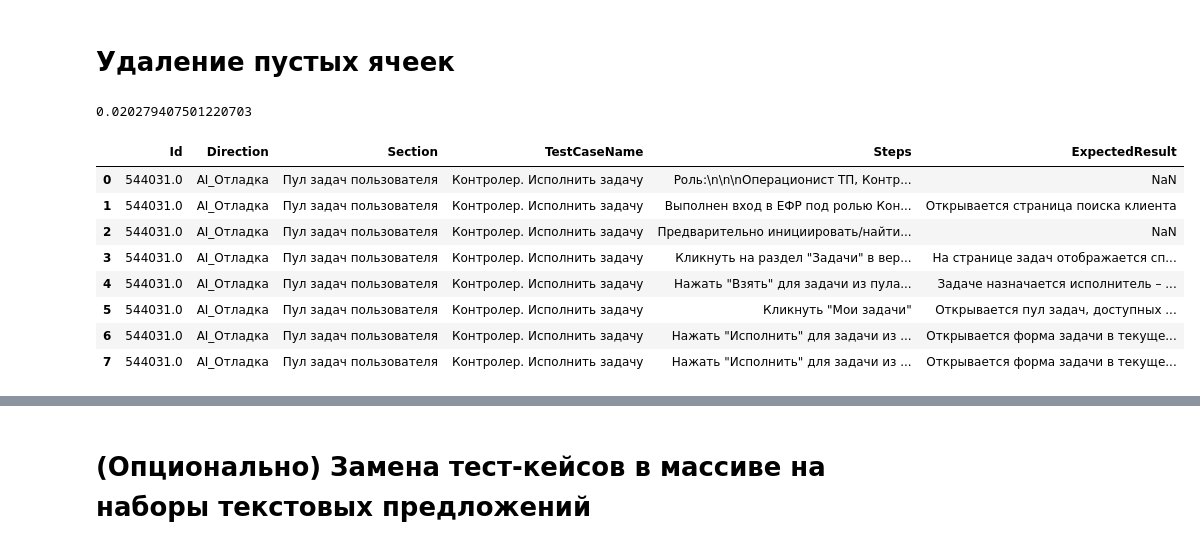
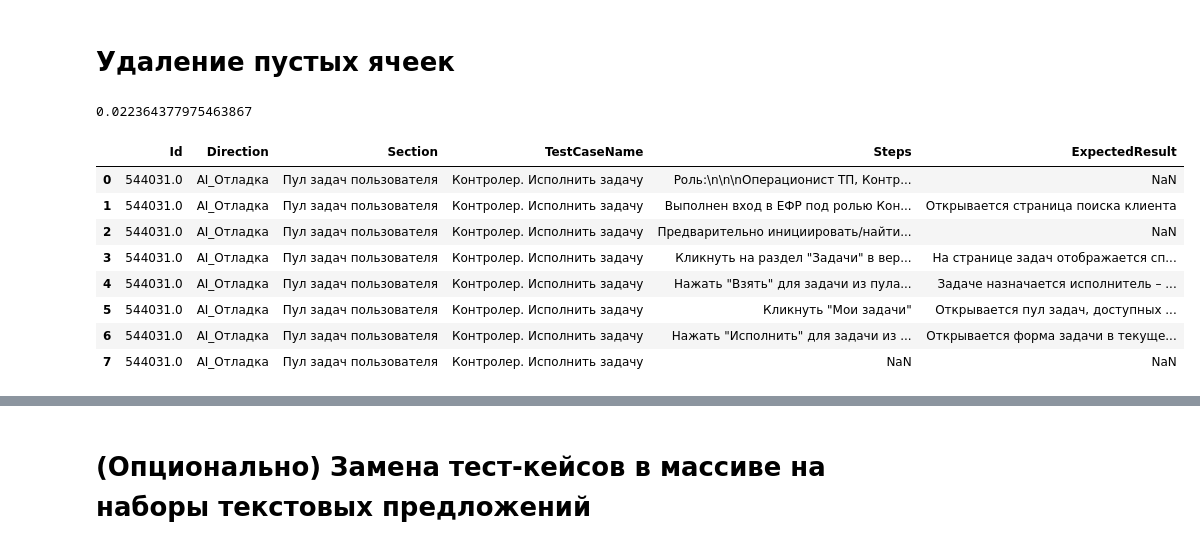
Before and after one commit to paulrainy/EmbeddingTest, a Jupyter notebook: spacy_test.ipynb, the cells around one changed output, grey strips where cells are left out. Drawn from its saved outputs; the diff is of its cells as text; code cells hidden in the pictures.

```diff
--- a/spacy_test.ipynb
+++ b/spacy_test.ipynb
@@ -84,35 +91,36 @@ def remove_empty_cells(array):
     def up_cells(tst_case, column):
         for i in range(len(tst_case[column])):
             if i == len(tst_case.index) - 1:
+                tst_case.at[tst_case.index[i], column] = math.nan
                 break
             else:
                 tst_case.at[tst_case.index[i], column] = tst_case.at[tst_case.index[i + 1], column]
 
         return tst_case
 
     for dframe in array:
         for col in ["Preconditions", "Steps", "Postconditions", "ExpectedResult"]:
             dframe = up_cells(dframe, col)
 
         dframe["Steps"] = dframe["Steps"].fillna(dframe["Preconditions"])
         dframe["Steps"] = dframe["Steps"].fillna(dframe["Postconditions"])
         dframe.drop(["Preconditions", "Postconditions"], inplace=True, axis=1)
 
     return array
 
 edited_output_array = remove_empty_cells(output_array)
 end_timer = time.time()
 print(end_timer - start_timer)
 edited_output_array[0]
 # %% [output]
-0.020279407501220703
+0.022364377975463867
 |  | Id | Direction | Section | TestCaseName | Steps | ExpectedResult |
 | 0 | 544031.0 | AI_Отладка | Пул задач пользователя | Контролер. Исполнить задачу | Роль:\n\n\nОперационист ТП, Контр... | NaN |
 | 1 | 544031.0 | AI_Отладка | Пул задач пользователя | Контролер. Исполнить задачу | Выполнен вход в ЕФР под ролью Кон... | Открывается страница поиска клиента |
 | 2 | 544031.0 | AI_Отладка | Пул задач пользователя | Контролер. Исполнить задачу | Предварительно инициировать/найти... | NaN |
 | 3 | 544031.0 | AI_Отладка | Пул задач пользователя | Контролер. Исполнить задачу | Кликнуть на раздел "Задачи" в вер... | На странице задач отображается сп... |
 | 4 | 544031.0 | AI_Отладка | Пул задач пользователя | Контролер. Исполнить задачу | Нажать "Взять" для задачи из пула... | Задаче назначается исполнитель – ... |
 | 5 | 544031.0 | AI_Отладка | Пул задач пользователя | Контролер. Исполнить задачу | Кликнуть "Мои задачи" | Открывается пул задач, доступных ... |
 | 6 | 544031.0 | AI_Отладка | Пул задач пользователя | Контролер. Исполнить задачу | Нажать "Исполнить" для задачи из ... | Открывается форма задачи в текуще... |
-| 7 | 544031.0 | AI_Отладка | Пул задач пользователя | Контролер. Исполнить задачу | Нажать "Исполнить" для задачи из ... | Открывается форма задачи в текуще... |
+| 7 | 544031.0 | AI_Отладка | Пул задач пользователя | Контролер. Исполнить задачу | NaN | NaN |
 # %%
```
Also changed, not shown: parts of 10 cells of this notebook, 42 other files.
